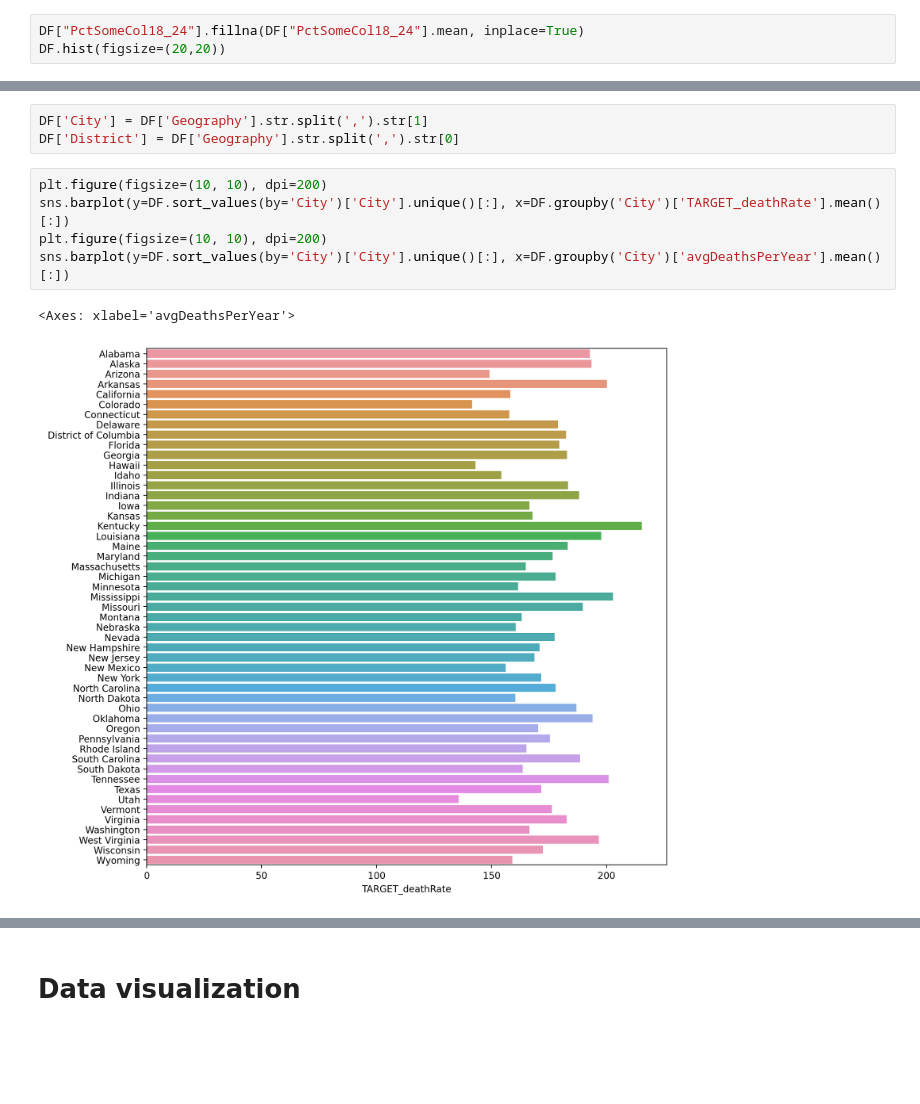
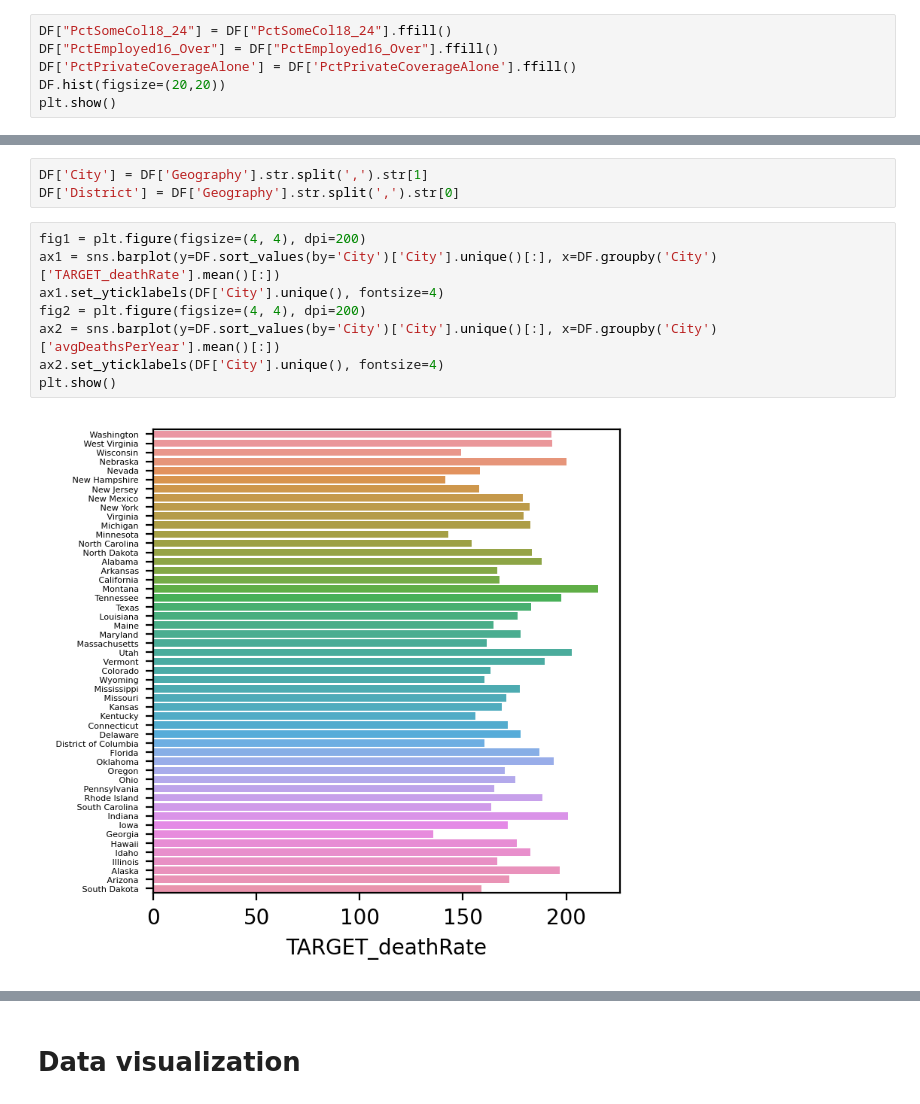
Before and after one commit to Medo072/Linear_Regression_cancer_model, a Jupyter notebook: Project.ipynb, the cells around one changed output, grey strips where cells are left out. Drawn from its saved outputs; the diff is of its cells as text; blank space fills up the shorter version.

Commit message:
Improve the visualizations

```diff
--- a/Project.ipynb
+++ b/Project.ipynb
@@ -132,4 +155,7 @@ array([[<Axes: title={'center': 'avgAnnCount'}>,
 # %%
-DF["PctSomeCol18_24"].fillna(DF["PctSomeCol18_24"].mean, inplace=True)
+DF["PctSomeCol18_24"] = DF["PctSomeCol18_24"].ffill()
+DF["PctEmployed16_Over"] = DF["PctEmployed16_Over"].ffill()
+DF['PctPrivateCoverageAlone'] = DF['PctPrivateCoverageAlone'].ffill()
 DF.hist(figsize=(20,20))
+plt.show()
 # %% [output]
@@ -177,10 +186,12 @@ memory usage: 857.1+ KB
 DF['City'] = DF['Geography'].str.split(',').str[1]
 DF['District'] = DF['Geography'].str.split(',').str[0]
 # %%
-plt.figure(figsize=(10, 10), dpi=200)
-sns.barplot(y=DF.sort_values(by='City')['City'].unique()[:], x=DF.groupby('City')['TARGET_deathRate'].mean()[:])
-plt.figure(figsize=(10, 10), dpi=200)
-sns.barplot(y=DF.sort_values(by='City')['City'].unique()[:], x=DF.groupby('City')['avgDeathsPerYear'].mean()[:])
+fig1 = plt.figure(figsize=(4, 4), dpi=200)
+ax1 = sns.barplot(y=DF.sort_values(by='City')['City'].unique()[:], x=DF.groupby('City')['TARGET_deathRate'].mean()[:])
+ax1.set_yticklabels(DF['City'].unique(), fontsize=4)
+fig2 = plt.figure(figsize=(4, 4), dpi=200)
+ax2 = sns.barplot(y=DF.sort_values(by='City')['City'].unique()[:], x=DF.groupby('City')['avgDeathsPerYear'].mean()[:])
+ax2.set_yticklabels(DF['City'].unique(), fontsize=4)
+plt.show()
 # %% [output]
-<Axes: xlabel='avgDeathsPerYear'>
-[figure, old version]
+[figure, new version]
```
Also changed, not shown: parts of 28 cells of this notebook.
